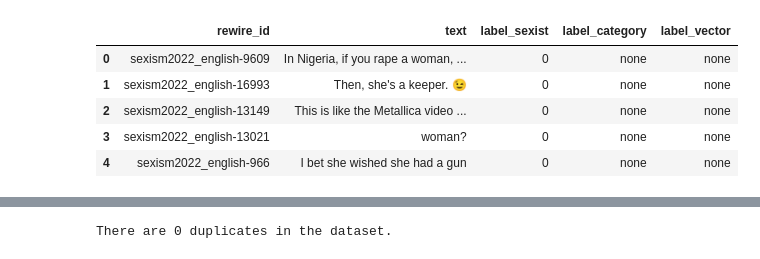
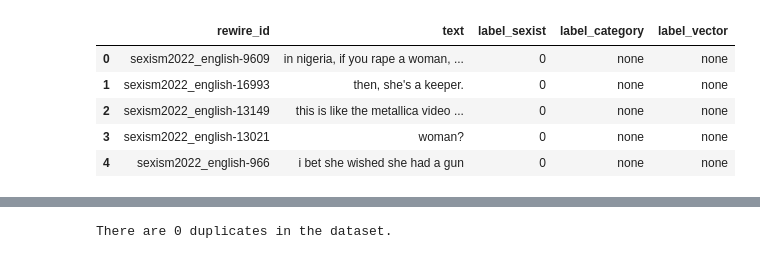
Before and after one commit to graziaperna/NLP-Visual-Word-Sense-Disambiguation, a Jupyter notebook: DatasetPreparation.ipynb, the cells around one changed output, grey strips where cells are left out. Cells and saved outputs as stored; diff of their text form; code cells hidden in the pictures.

Commit message:
Eliminate emoji

```diff
--- a/DatasetPreparation.ipynb
+++ b/DatasetPreparation.ipynb
@@ -22,14 +29,21 @@ if(pd.DataFrame.isin(isalnum(),isalpha(),isdecimal(),isspace()):
+# %%
+df = pd.DataFrame(data)
+df['cleaned_text'] = df.text.apply(clean,no_emoji=True)
+# %%
+df['text'] = df.loc[df['text']!='', 'cleaned_text'].map(clean)
 # %%
 df= df.replace(["not sexist"],0)
 df= df.replace(["sexist"],1)
+df=df.drop('cleaned_text', axis = 1)
+df=df.drop('split', axis = 1)
 df.head()
 # %% [output]
 |  | rewire_id | text | label_sexist | label_category | label_vector |
-| 0 | sexism2022_english-9609 | In Nigeria, if you rape a woman, ... | 0 | none | none |
-| 1 | sexism2022_english-16993 | Then, she's a keeper. 😉 | 0 | none | none |
-| 2 | sexism2022_english-13149 | This is like the Metallica video ... | 0 | none | none |
+| 0 | sexism2022_english-9609 | in nigeria, if you rape a woman, ... | 0 | none | none |
+| 1 | sexism2022_english-16993 | then, she's a keeper. | 0 | none | none |
+| 2 | sexism2022_english-13149 | this is like the metallica video ... | 0 | none | none |
 | 3 | sexism2022_english-13021 | woman? | 0 | none | none |
-| 4 | sexism2022_english-966 | I bet she wished she had a gun | 0 | none | none |
+| 4 | sexism2022_english-966 | i bet she wished she had a gun | 0 | none | none |
 # %%
 try:
     df.insert(5, 'Threats', 0, allow_duplicates=False)
```
Also changed, not shown: parts of 8 cells of this notebook, 1 other file.
